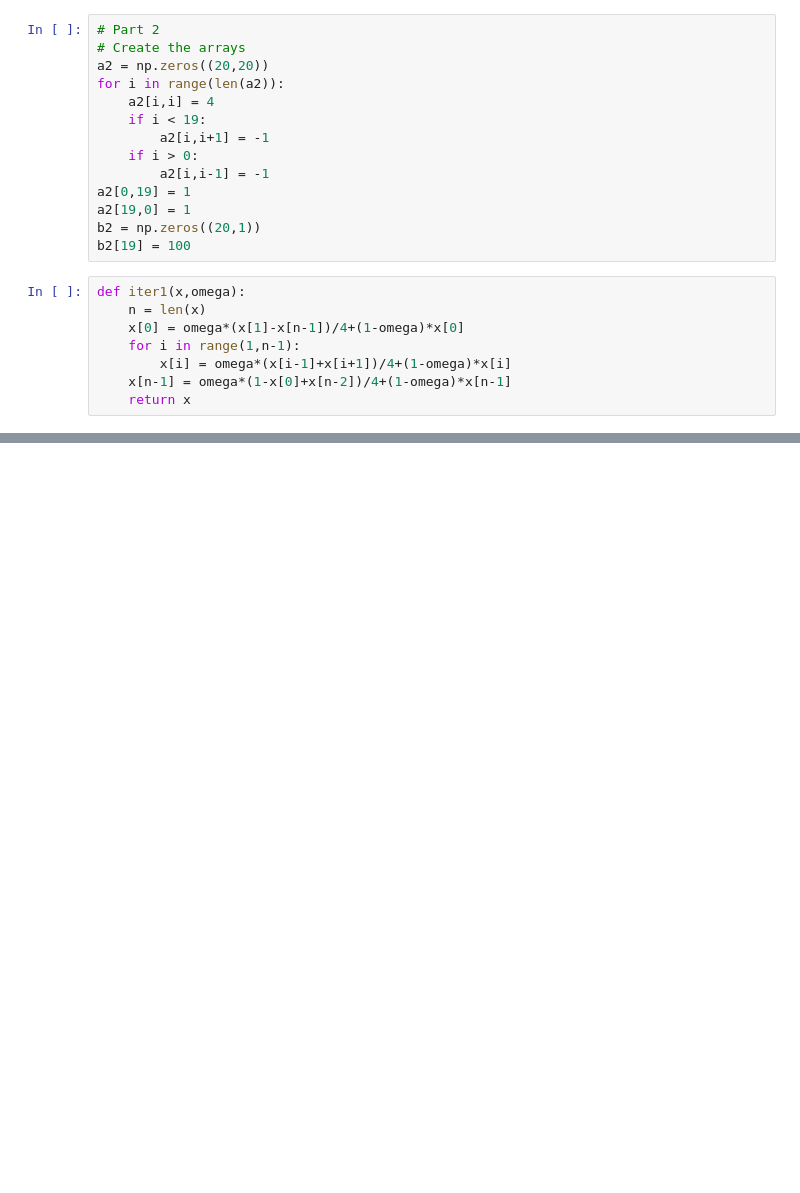
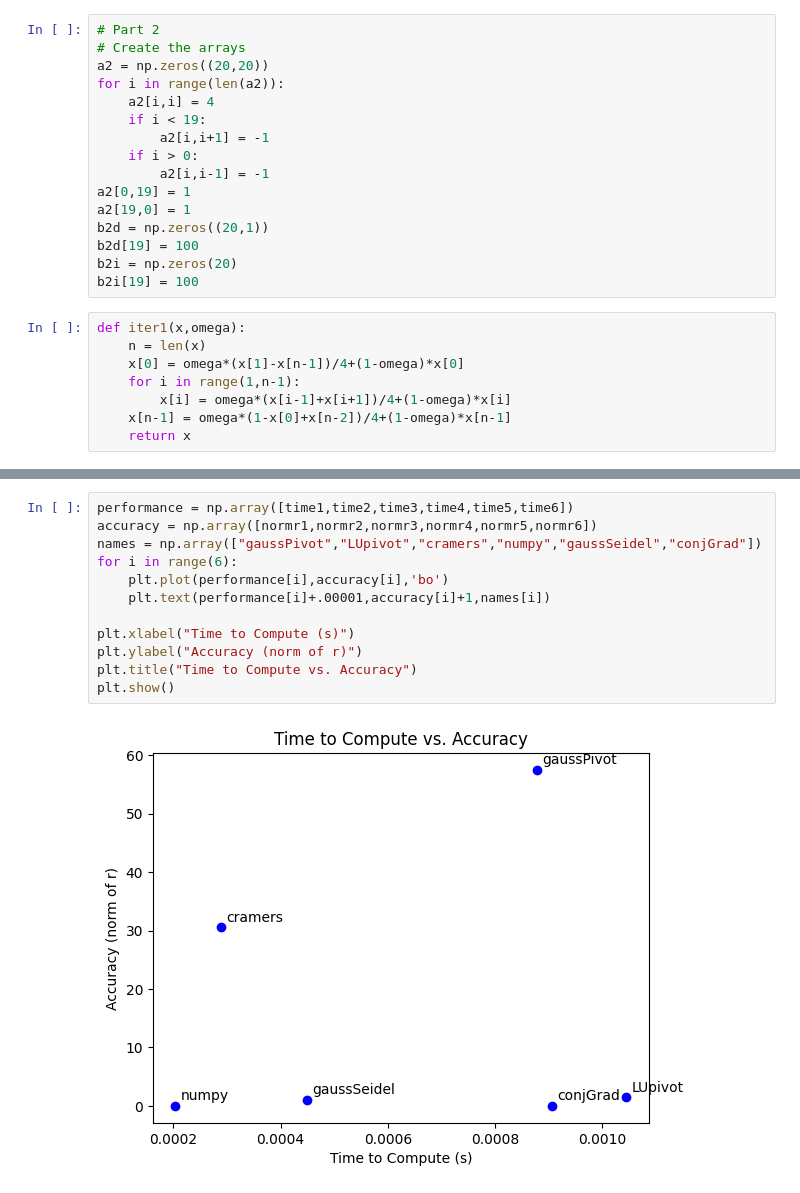
Before and after one commit to kavourbm/Aerospace-Computing, a Jupyter notebook: AEEM2058_Benjamin_Kavouras_HW3.ipynb, the cells around one changed output, grey strips where cells are left out. Saved outputs shown, nothing was run; the diff lists cells and outputs as text; blank space fills up the shorter version.

```diff
--- a/AEEM2058_Benjamin_Kavouras_HW3.ipynb
+++ b/AEEM2058_Benjamin_Kavouras_HW3.ipynb
@@ -37,8 +38,10 @@ for i in range(len(a2)):
         a2[i,i-1] = -1
 a2[0,19] = 1
 a2[19,0] = 1
-b2 = np.zeros((20,1))
-b2[19] = 100
+b2d = np.zeros((20,1))
+b2d[19] = 100
+b2i = np.zeros(20)
+b2i[19] = 100
 # %%
 def iter1(x,omega):
     n = len(x)
@@ -149,5 +174,19 @@ The norm of the values in r for each method:
 
 numpy is the most accurate method for this system
+# %%
+performance = np.array([time1,time2,time3,time4,time5,time6])
+accuracy = np.array([normr1,normr2,normr3,normr4,normr5,normr6])
+names = np.array(["gaussPivot","LUpivot","cramers","numpy","gaussSeidel","conjGrad"])
+for i in range(6):
+    plt.plot(performance[i],accuracy[i],'bo')
+    plt.text(performance[i]+.00001,accuracy[i]+1,names[i])
+
+plt.xlabel("Time to Compute (s)")
+plt.ylabel("Accuracy (norm of r)")
+plt.title("Time to Compute vs. Accuracy")
+plt.show()
+# %% [output]
+[figure, added]
 # %%
 # Part 3
 # Create the arrays
```
Also changed, not shown: parts of 7 cells of this notebook, 1 other file.
